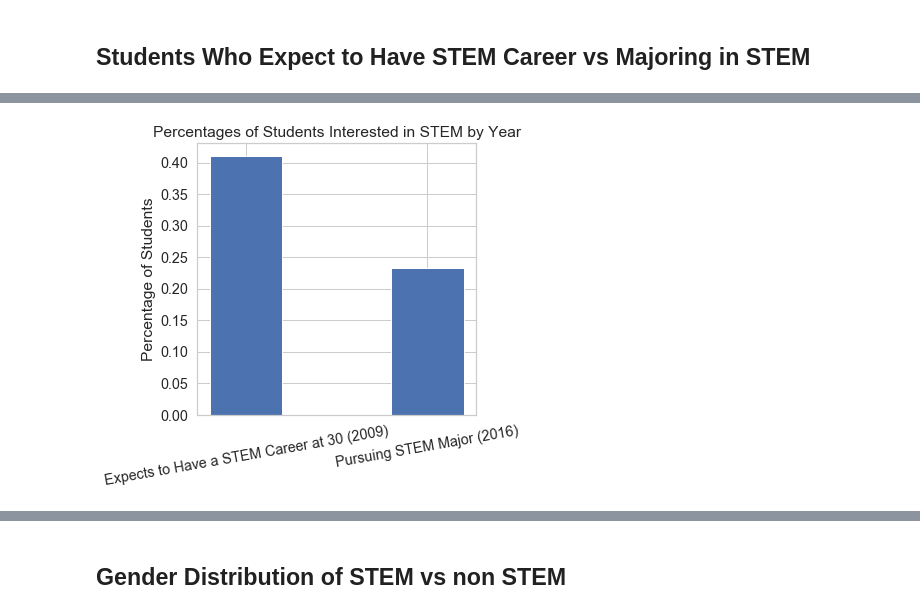
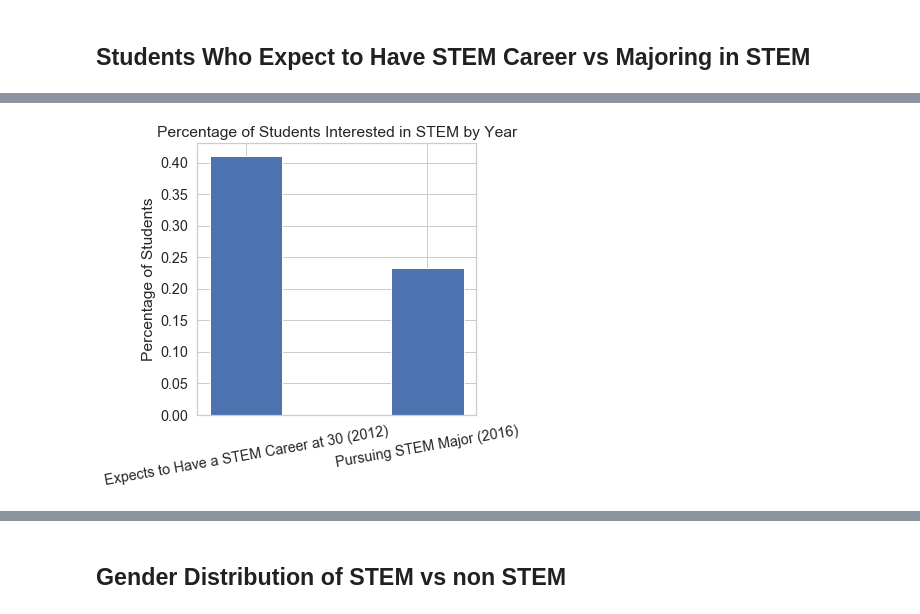
Before and after one commit to laurenphipps/STEM-majors, a Jupyter notebook: Final_Notebook.ipynb, the cells around one changed output, grey strips where cells are left out. Saved outputs shown, nothing was run; the diff lists cells and outputs as text; code cells hidden in the pictures.

```diff
--- a/Final_Notebook.ipynb
+++ b/Final_Notebook.ipynb
@@ -168,14 +184,17 @@ Important for showing who expects to pursue college and higher degrees are more
 # %%
+#create dataframes for each group
 stem_career = pd.DataFrame(data = modeling_df.X2STU30OCC_STEM1.value_counts(normalize = True).values, index = modeling_df.X2STU30OCC_STEM1.value_counts(normalize = True).index, columns = ["2009"])
 stem_major = pd.DataFrame(data = modeling_df.target.value_counts(normalize = True).values, index = modeling_df.target.value_counts(normalize = True).index, columns= ['2016'])
 
+#put dataframes together and isolate the positive values for each
 difference_in_expectations = pd.concat([stem_career, stem_major], axis = 1).T
 yes_STEM = difference_in_expectations[1].values
 
+#plot the data
 fig, ax = plt.subplots(figsize = (5, 5))
-ax.bar(['Expects to Have a STEM Career at 30 (2009)', 'Pursuing STEM Major (2016)'], yes_STEM, width = 0.4)
+ax.bar(['Expects to Have a STEM Career at 30 (2012)', 'Pursuing STEM Major (2016)'], yes_STEM, width = 0.4)
 ax.set_ylabel('Percentage of Students')
 ax.set_title('Percentage of Students Interested in STEM by Year')
 plt.xticks(rotation=10);
 # %% [output]
-[figure, old version]
+[figure, new version]
```
Also changed, not shown: parts of 34 cells of this notebook, 1 other file.
